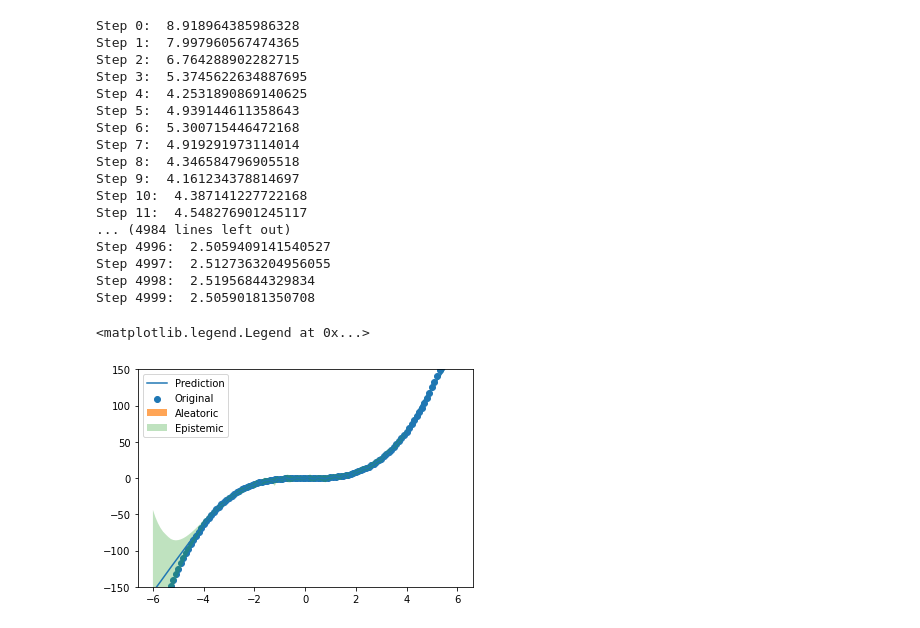
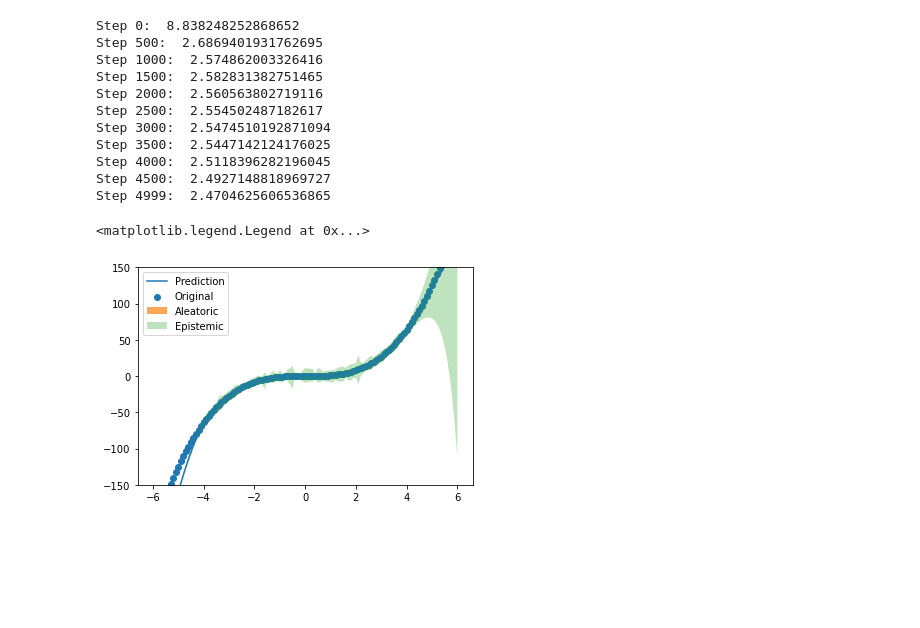
Before and after one commit to yanxon/Academy, a Jupyter notebook: Machine Learning/Deep Evidential Learning/EDL.ipynb, the cells around one changed output. Cells and saved outputs as stored; diff of their text form; code cells hidden in the pictures; blank space fills up the shorter version.

Commit message:
add fix random seed and hide printout

```diff
--- a/Machine Learning/Deep Evidential Learning/EDL.ipynb
+++ b/Machine Learning/Deep Evidential Learning/EDL.ipynb
@@ -104,29 +108,24 @@ for epoch in range(epochs):
     def closure():
         output = model(xs)
         loss = EvidentialRegression(ys, output)
-        print(f"Step {epoch}: ", loss.item())
+        if epoch%500 == 0 or epoch == 4999:
+            print(f"Step {epoch}: ", loss.item())
         optim.zero_grad()
         loss.backward()
         return loss
     optim.step(closure)
 # %% [output]
-Step 0:  8.918964385986328
-Step 1:  7.997960567474365
-Step 2:  6.764288902282715
-Step 3:  5.3745622634887695
-Step 4:  4.2531890869140625
-Step 5:  4.939144611358643
-Step 6:  5.300715446472168
-Step 7:  4.919291973114014
-Step 8:  4.346584796905518
-Step 9:  4.161234378814697
-Step 10:  4.387141227722168
-Step 11:  4.548276901245117
-... (4984 lines left out)
-Step 4996:  2.5059409141540527
-Step 4997:  2.5127363204956055
-Step 4998:  2.51956844329834
-Step 4999:  2.50590181350708
+Step 0:  8.838248252868652
+Step 500:  2.6869401931762695
+Step 1000:  2.574862003326416
+Step 1500:  2.582831382751465
+Step 2000:  2.560563802719116
+Step 2500:  2.554502487182617
+Step 3000:  2.5474510192871094
+Step 3500:  2.5447142124176025
+Step 4000:  2.5118396282196045
+Step 4500:  2.4927148818969727
+Step 4999:  2.4704625606536865
 # %%
 # Prediction
 
@@ -156,12 +155,12 @@ y_epistemic = np.array(y_epistemic)
 # %%
 # Plot
 
 plt.plot(xs_hat, y_hat, label='Prediction')
 plt.scatter(xs_hat, ys_hat, label='Original')
-plt.fill_between(xs_hat[:,0], y_hat-1*y_aleatoric, y_hat+1*y_aleatoric, alpha=0.7, label='Aleatoric')
-plt.fill_between(xs_hat[:,0], y_hat-1*y_epistemic, y_hat+1*y_epistemic, alpha=0.3, label='Epistemic')
+plt.fill_between(xs_hat[:,0], y_hat-2*y_aleatoric, y_hat+2*y_aleatoric, alpha=0.7, label='Aleatoric')
+plt.fill_between(xs_hat[:,0], y_hat-2*y_epistemic, y_hat+2*y_epistemic, alpha=0.3, label='Epistemic')
 plt.ylim((-150, 150))
 plt.legend()
 # %% [output]
 <matplotlib.legend.Legend at 0x...>
-[figure, old version]
+[figure, new version]
```
Also changed, not shown: parts of 2 cells of this notebook.
